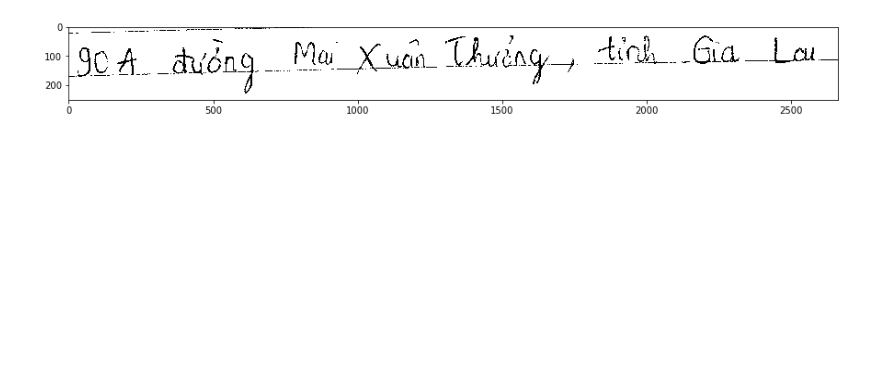
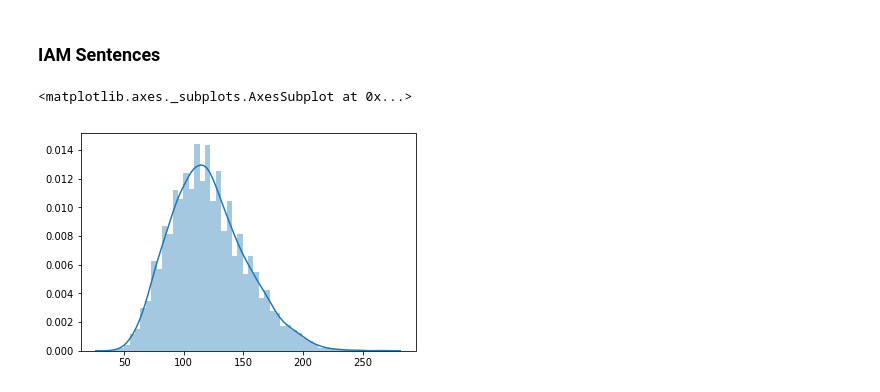
Before and after one commit to vudangthinh/crnn.pytorch, a Jupyter notebook: notebooks/EDA.ipynb, the cells around one changed output. Saved outputs shown, nothing was run; the diff lists cells and outputs as text; code cells hidden in the pictures; blank space fills up the shorter version.

```diff
--- a/notebooks/EDA.ipynb
+++ b/notebooks/EDA.ipynb
@@ -266,7 +0,0 @@ plt.show()
-# %%
-plt.figure(figsize=(15, 10))
-img = cv2.imread(test_image)
-gray_image = cv2.cvtColor(img, cv2.COLOR_BGR2GRAY)
-
-plt.imshow(gray_image, cmap = 'gray')
-plt.show()
@@ -305,9 +0,0 @@ plt.show()
-# %%
-test_sample_2 = '/Users/vng/PycharmProjects/ocr_data/cinnamon_test_1/13.jpg'
-
-plt.figure(figsize=(15, 10))
-img = cv2.imread(test_sample_2)
-gray_image = cv2.cvtColor(img, cv2.COLOR_BGR2GRAY)
-
-plt.imshow(gray_image, cmap = 'gray')
-plt.show()
@@ -323,6 +0,0 @@ gray_image[gray_image > gray_image.mean() - 20] = 255
-# %%
-plt.figure(figsize=(15, 10))
-plt.imshow(gray_image, cmap = 'gray')
-plt.show()
-# %% [output]
-[figure, removed]
@@ -328,0 +9,27 @@ plt.show()
+# %% [markdown]
+### IAM Sentences
+# %%
+img_dir = '/Users/thinhvu/PycharmProjects/ocr_data/IAM_Handwriting_DB/sentences'
+label_file = '/Users/thinhvu/PycharmProjects/ocr_data/IAM_Handwriting_DB/ascii/sentences.txt'
+# %%
+image_height_list = []
+image_length_list = []
+with open(label_file, 'r') as file:
+    for line in file:
+        if not line.startswith('#'):
+            line_arr = line.strip().split(' ')
+            if line_arr[2] == 'ok':
+                img_name = line_arr[0]
+                img_name_parts = img_name.split('-')
+                img_path = os.path.join(img_dir, img_name_parts[0],
+                                        img_name_parts[0] + '-' + img_name_parts[1], img_name + '.png')
+
+                img = cv2.imread(img_path, cv2.IMREAD_GRAYSCALE)
+
+                image_height_list.append(img.shape[0])
+                image_length_list.append(img.shape[1])
+# %%
+sns.distplot(image_height_list)
+# %% [output]
+<matplotlib.axes._subplots.AxesSubplot at 0x...>
+[figure, added]
```
Also changed, not shown: parts of 46 cells of this notebook, 5 other files.
